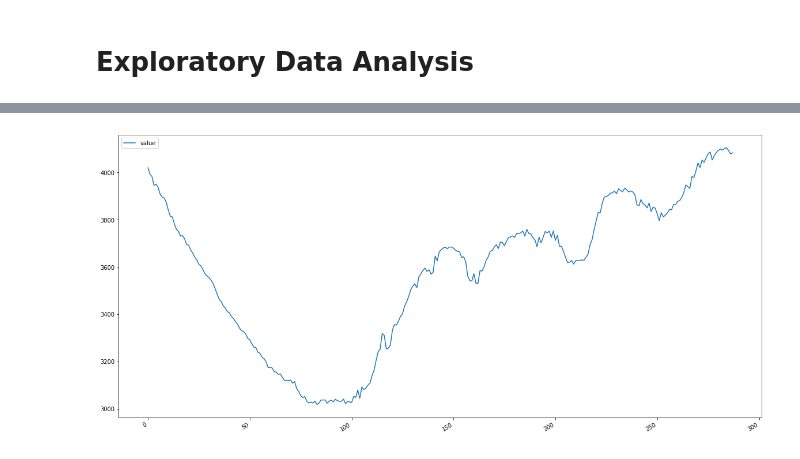
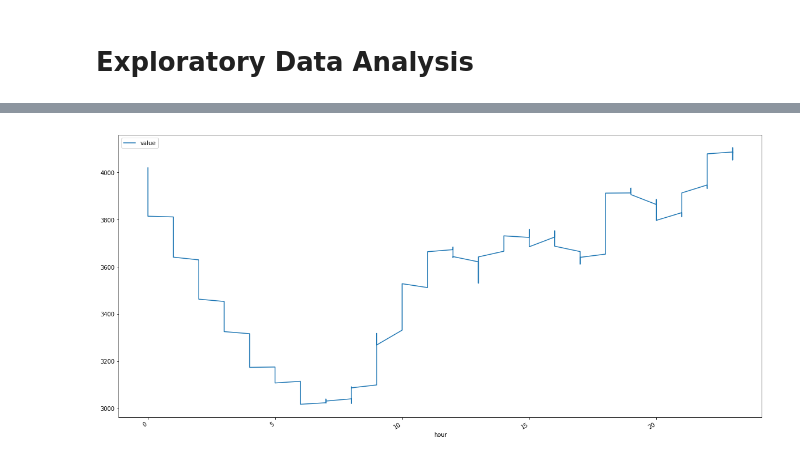
Before and after one commit to pyaf/load_forecasting, a Jupyter notebook: eda.ipynb, the cells around one changed output, grey strips where cells are left out. Cells and saved outputs as stored; diff of their text form; code cells hidden in the pictures.

```diff
--- a/eda.ipynb
+++ b/eda.ipynb
@@ -7,6 +7,8 @@ import matplotlib.pyplot as plt
 %matplotlib inline
 # %%
 data = pd.read_csv('SLDC_Data/2017/10/01-10-2017.csv')
+data['date'] = '01-10-2017'
+data = extract_dt(data)
 # %%
 data.head()
 # %% [output]
@@ -28,4 +25,4 @@ plt.show()
 # %%
-data.plot(subplots=True, figsize=(20, 10)); plt.legend(loc='best');
+data.plot(x='hour', y='value', subplots=True, figsize=(20, 10)); plt.legend(loc='best');
 # %% [output]
-[figure, old version]
+[figure, new version]
```
Also changed, not shown: parts of 19 cells of this notebook, 2 other files.
